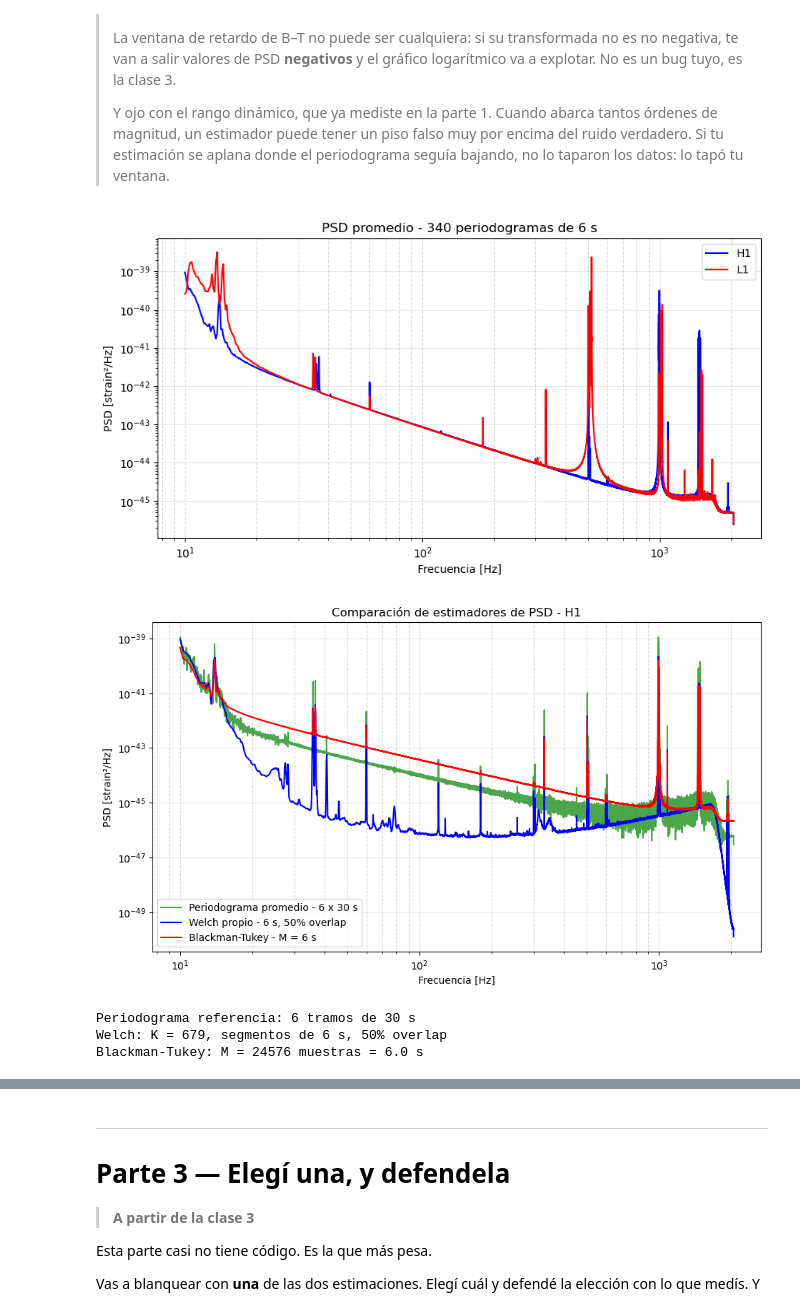
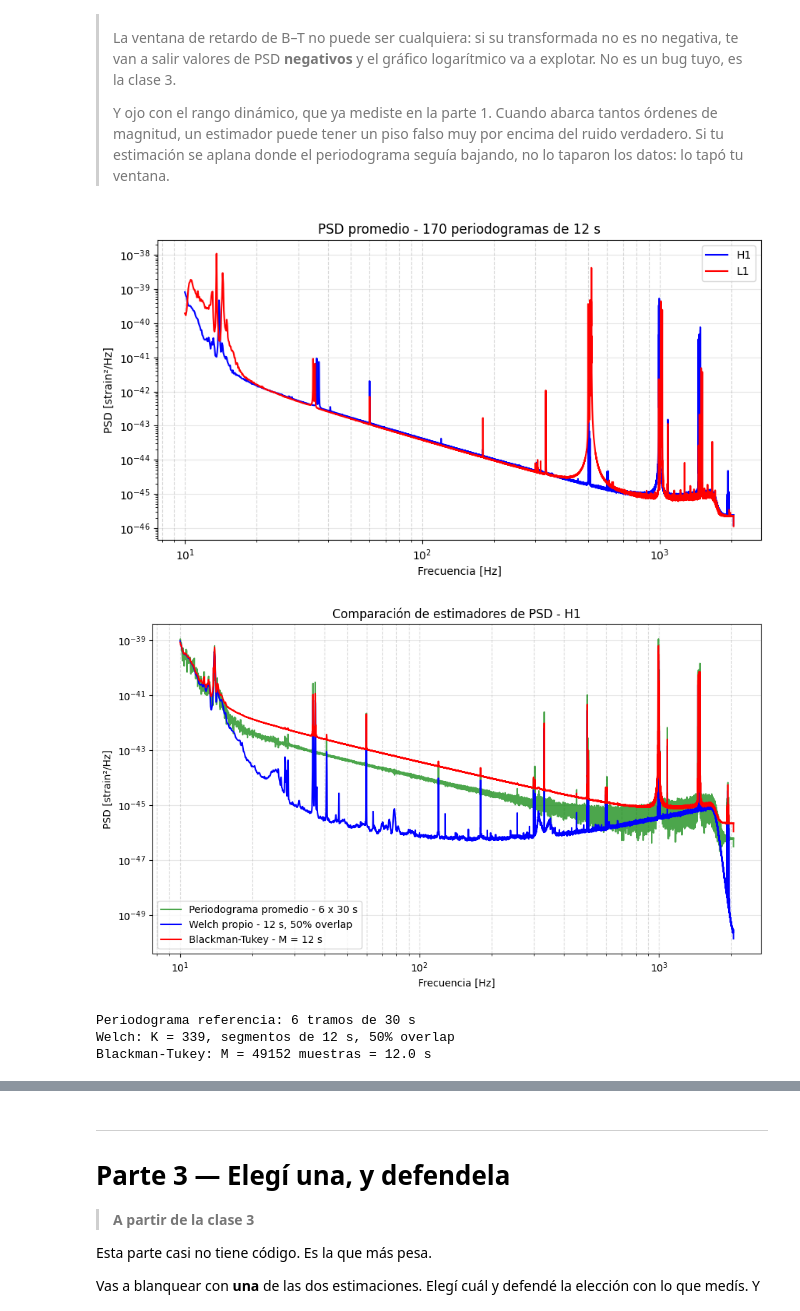
Before and after one commit to facundojuli/TPs-Labo_DSP, a Jupyter notebook: TP1_estimacion_espectral.ipynb, the cells around one changed output, grey strips where cells are left out. Saved outputs shown, nothing was run; the diff lists cells and outputs as text; code cells hidden in the pictures.

Commit message:
Parte 4 y 5 done. Análisis done. Falta extensiones. Falta releida completa.

```diff
--- a/TP1_estimacion_espectral.ipynb
+++ b/TP1_estimacion_espectral.ipynb
@@ -1012,13 +1086,13 @@ $\Delta f$ que necesitás, y qué varianza te deja?
 # %%
 # Parte 2 — tu código acá
 # ============================================================
-# Estimación de PSD usando 340 tramos de 6 s
+# Estimación de PSD usando 170 tramos de 12 s
 # Desde t = 0 hasta 2040 s
 # Promedio de periodogramas para H1 y L1
 # ============================================================
 
-K = 340
-DURACION_SUBTRAMO = 6  # segundos
+K = 170
+DURACION_SUBTRAMO = 12  # segundos
 
 periodogramas_h1 = []
 periodogramas_l1 = []
@@ -1052,7 +1126,7 @@ for k in range(K):
     periodogramas_l1.append(Pxx_l1)
 
 
-# Promedio de los 340 periodogramas
+# Promedio de los 170 periodogramas
 periodogramas_h1 = np.array(periodogramas_h1)
 periodogramas_l1 = np.array(periodogramas_l1)
 
@@ -1084,7 +1158,7 @@ plt.loglog(
 
 plt.xlabel("Frecuencia [Hz]")
 plt.ylabel("PSD [strain²/Hz]")
-plt.title("PSD promedio - 340 periodogramas de 6 s")
+plt.title("PSD promedio - 170 periodogramas de 12 s")
 
 plt.grid(
     True,
@@ -1109,7 +1183,7 @@ plt.show()
 # ------------------------------------------------------------
 
 T_RUIDO = 2041
-T_SEG = 6
+T_SEG = 12
 
 h1_ruido = h1_4096[:int(T_RUIDO * fs_4096)]
 
@@ -1123,7 +1197,7 @@ h1_ruido = h1_4096[:int(T_RUIDO * fs_4096)]
 # ------------------------------------------------------------
 
 T_RUIDO = 2041
-T_SEG = 6
+T_SEG = 12
 
 h1_ruido = h1_4096[:int(T_RUIDO * fs_4096)]
 
@@ -1223,8 +1297,8 @@ x = h1_ruido - np.mean(h1_ruido)
 
 N = len(x)
 
-# Retardo máximo: 6 s
-M = int(6 * fs_4096)
+# Retardo máximo: 12 s
+M = int(12 * fs_4096)
 
 # Autocorrelación por FFT
 r_full = signal.correlate(
@@ -1265,6 +1339,11 @@ rr[-M:] = r_vent[:M]
 # PSD Blackman-Tukey
 Pxx_bt = np.fft.rfft(rr).real / fs_4096
 
+# Paso a PSD unilateral, igual que en Welch: se duplica todo
+# menos continua y Nyquist. Sin esto B-T queda 3 dB (factor 2)
+# por debajo de Welch y la comparacion de la parte 3 no es valida.
+Pxx_bt[1:-1] *= 2
+
 f_bt = np.fft.rfftfreq(
     NFFT,
     d=1/fs_4096
@@ -1304,46 +1383,46 @@ plt.loglog(
 plt.loglog(
     f_welch_propio[mask_welch],
     Pxx_welch_propio[mask_welch],
-    label="Welch propio - 6 s, 50% overlap",
+    label="Welch propio - 12 s, 50% overlap",
     color="blue"
 )
 
 plt.loglog(
     f_bt[mask_bt],
     Pxx_bt[mask_bt],
-    label="Blackman-Tukey - M = 6 s",
+    label="Blackman-Tukey - M = 12 s",
     color="red"
 )
 
 plt.xlabel("Frecuencia [Hz]")
 plt.ylabel("PSD [strain²/Hz]")
 plt.title("Comparación de estimadores de PSD - H1")
 
 plt.grid(
     True,
     which="both",
     axis="x",
     linestyle="--",
     alpha=0.5
 )
 
 plt.legend()
 plt.show()
 
 
 # ============================================================
 # Información
 # ============================================================
 
 print(f"Periodograma referencia: {K_REF} tramos de {T_SUB} s")
 print(f"Welch: K = {K_welch}, segmentos de {T_SEG} s, 50% overlap")
 print(f"Blackman-Tukey: M = {M} muestras = {M/fs_4096:.1f} s")
 # %% [output]
-[figure, old version]
+[figure, new version]
-[figure, old version]
+[figure, new version]
 Periodograma referencia: 6 tramos de 30 s
-Welch: K = 679, segmentos de 6 s, 50% overlap
-Blackman-Tukey: M = 24576 muestras = 6.0 s
+Welch: K = 339, segmentos de 12 s, 50% overlap
+Blackman-Tukey: M = 49152 muestras = 12.0 s
 # %% [markdown]
 *Tu análisis de la parte 2, acá. Incluí la justificación de cada parámetro.*
 
```
Also changed, not shown: parts of 12 cells of this notebook.
